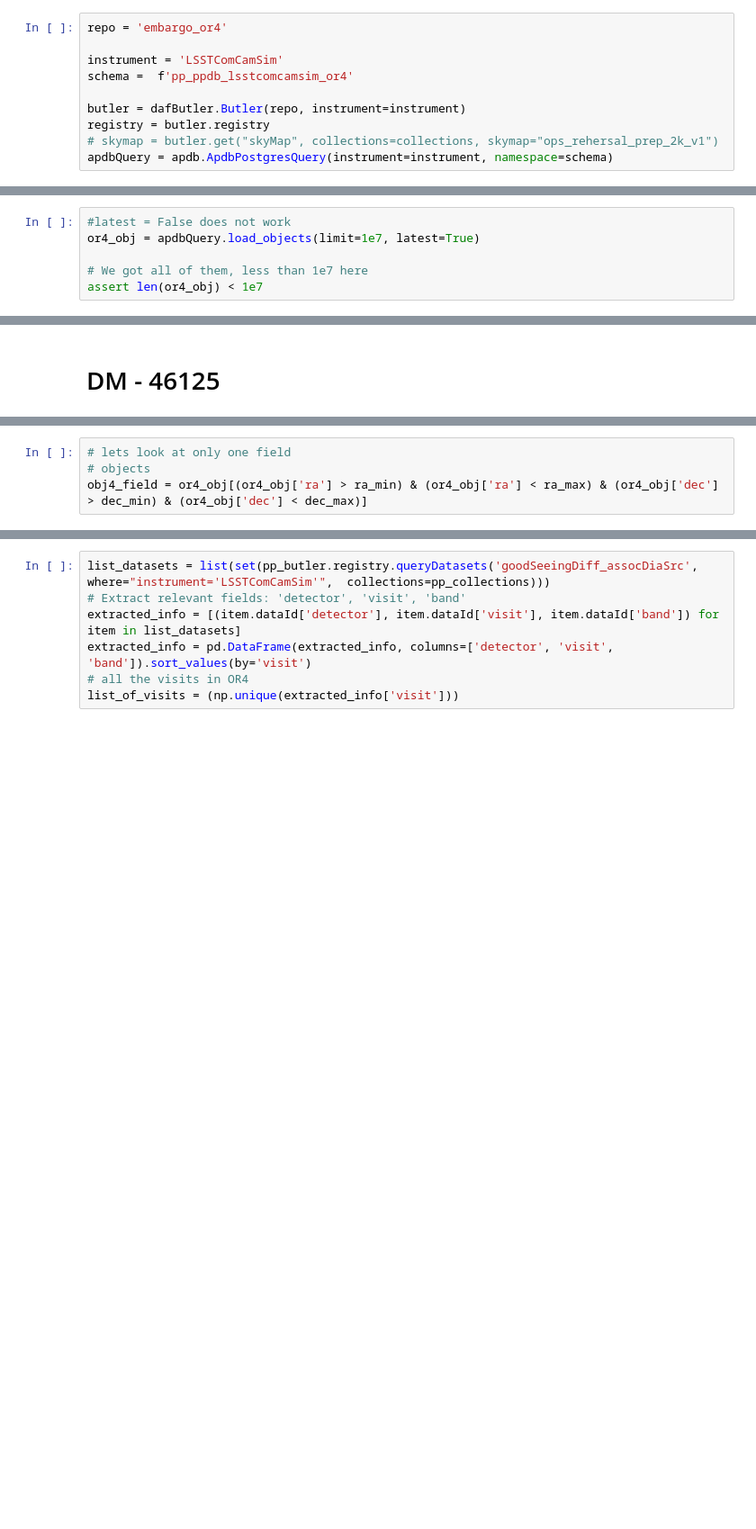
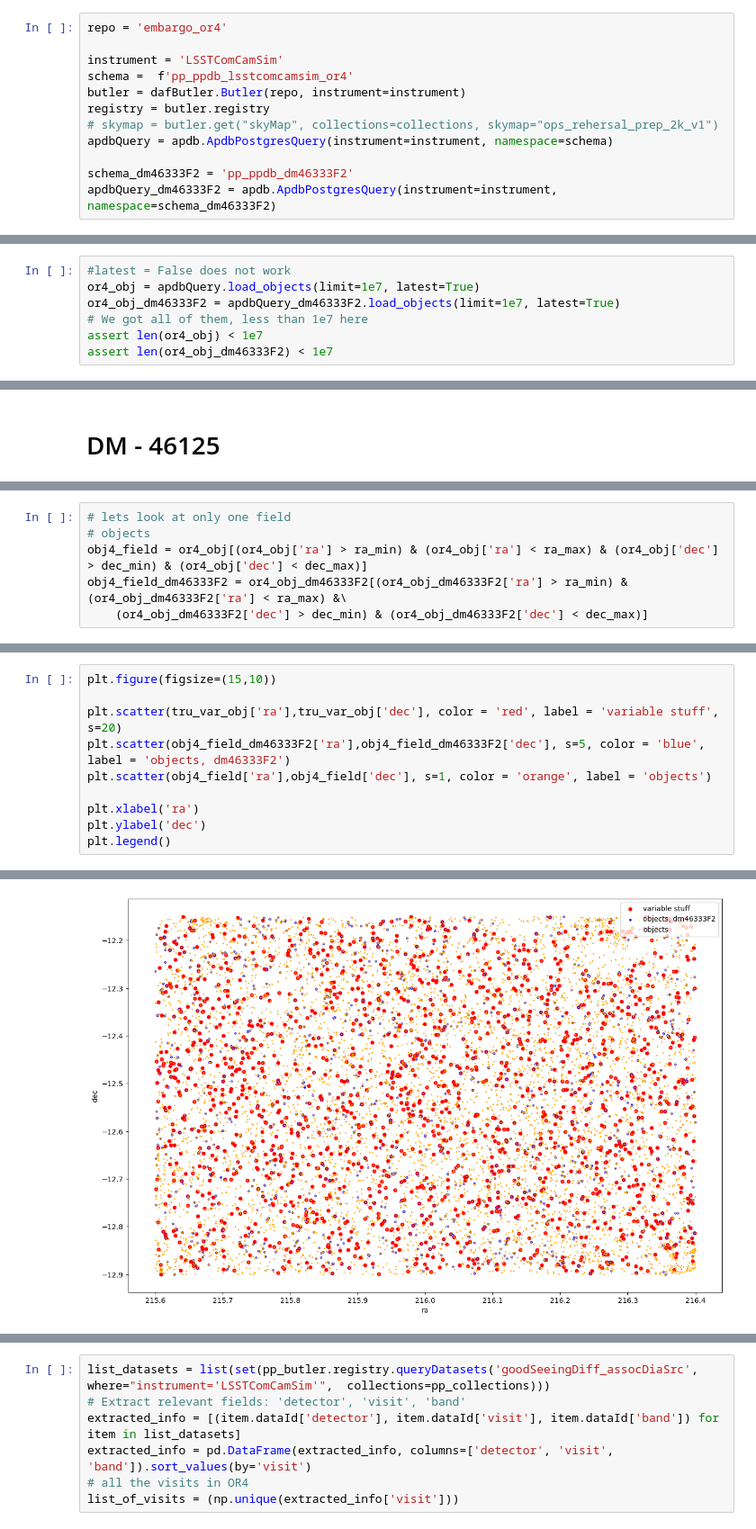
Before and after one commit to lsst-sitcom/notebooks_dia, a Jupyter notebook: DM-46125.ipynb, the cells around one changed output, grey strips where cells are left out. Shown at 90% size. Saved outputs shown, nothing was run; the diff lists cells and outputs as text; blank space fills up the shorter version.

```diff
--- a/DM-46125.ipynb
+++ b/DM-46125.ipynb
@@ -180,8 +180,10 @@ repo = 'embargo_or4'
 
 instrument = 'LSSTComCamSim'
 schema =  f'pp_ppdb_lsstcomcamsim_or4'
-
 butler = dafButler.Butler(repo, instrument=instrument)
 registry = butler.registry
 # skymap = butler.get("skyMap", collections=collections, skymap="ops_rehersal_prep_2k_v1")
 apdbQuery = apdb.ApdbPostgresQuery(instrument=instrument, namespace=schema)
+
+schema_dm46333F2 = 'pp_ppdb_dm46333F2'
+apdbQuery_dm46333F2 = apdb.ApdbPostgresQuery(instrument=instrument, namespace=schema_dm46333F2)
@@ -288,6 +352,7 @@ srcForced4_field['dec'] = radians_to_degrees(srcForced4_field['dec'].values)
 # %%
 #latest = False does not work
 or4_obj = apdbQuery.load_objects(limit=1e7, latest=True)
-
+or4_obj_dm46333F2 = apdbQuery_dm46333F2.load_objects(limit=1e7, latest=True)
 # We got all of them, less than 1e7 here
 assert len(or4_obj) < 1e7
+assert len(or4_obj_dm46333F2) < 1e7
@@ -349,4 +433,6 @@ src4_field_Cassandra = cast(pd.DataFrame, result._current_rows)
 # lets look at only one field
 # objects
 obj4_field = or4_obj[(or4_obj['ra'] > ra_min) & (or4_obj['ra'] < ra_max) & (or4_obj['dec'] > dec_min) & (or4_obj['dec'] < dec_max)]
+obj4_field_dm46333F2 = or4_obj_dm46333F2[(or4_obj_dm46333F2['ra'] > ra_min) & (or4_obj_dm46333F2['ra'] < ra_max) &\
+    (or4_obj_dm46333F2['dec'] > dec_min) & (or4_obj_dm46333F2['dec'] < dec_max)]
 # %%
@@ -363,0 +452,11 @@ print(len(obj4_field))
+# %%
+plt.figure(figsize=(15,10))
+
+plt.scatter(tru_var_obj['ra'],tru_var_obj['dec'], color = 'red', label = 'variable stuff', s=20)
+plt.scatter(obj4_field_dm46333F2['ra'],obj4_field_dm46333F2['dec'], s=5, color = 'blue', label = 'objects, dm46333F2')
+plt.scatter(obj4_field['ra'],obj4_field['dec'], s=1, color = 'orange', label = 'objects')
+
+plt.xlabel('ra')
+plt.ylabel('dec')
+plt.legend()
+# %% [output]
@@ -364,2 +464,3 @@ print(len(obj4_field))
+[figure, added]
 # %%
 # latest rerun
```
Also changed, not shown: parts of 35 cells of this notebook.
